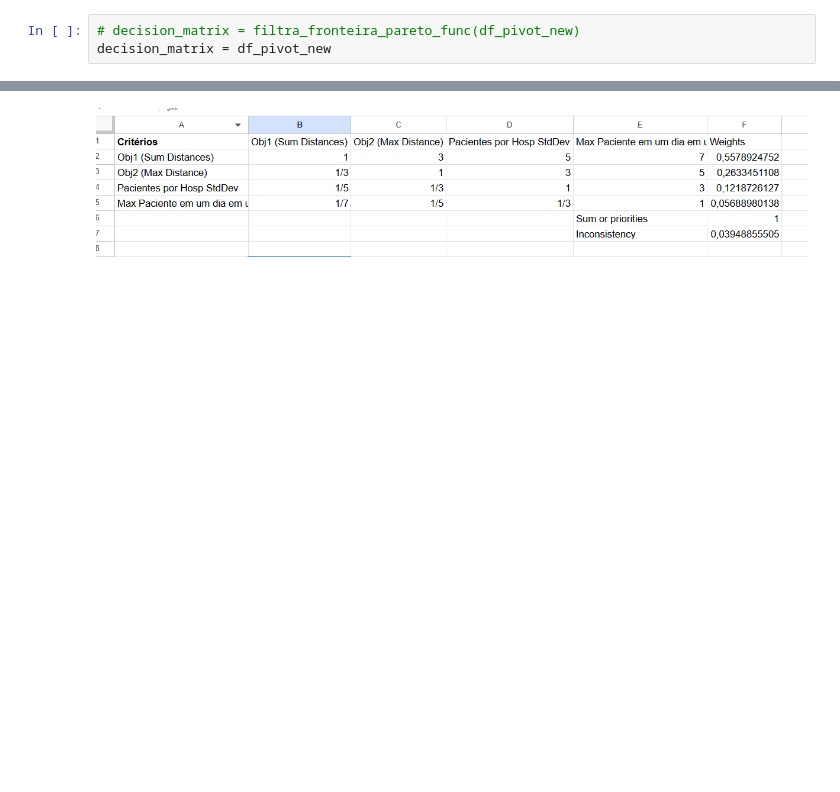
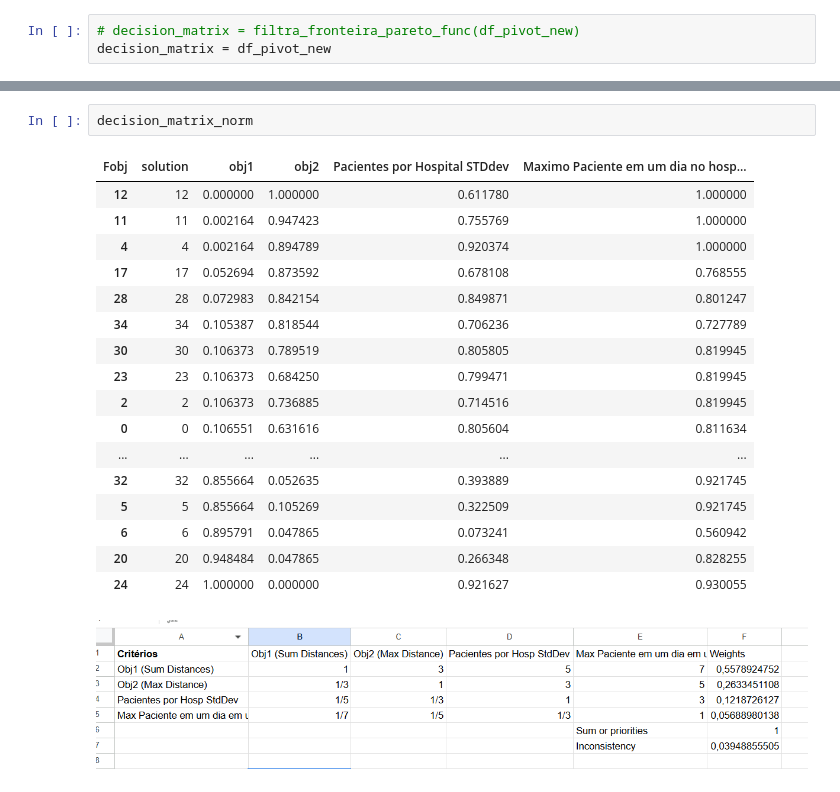
Before and after one commit to thiago-aguilar/pandemic-patient-alocation, a Jupyter notebook: decision_making.ipynb, the cells around one changed output, grey strips where cells are left out. Cells and saved outputs as stored; diff of their text form; blank space fills up the shorter version.

```diff
--- a/decision_making.ipynb
+++ b/decision_making.ipynb
@@ -105,3 +96,23 @@ decision_matrix
+# %%
+decision_matrix_norm
+# %% [output]
+| Fobj | solution | obj1 | obj2 | Pacientes por Hospital STDdev | Maximo Paciente em um dia no hosp... |
+| 12 | 12 | 0.000000 | 1.000000 | 0.611780 | 1.000000 |
+| 11 | 11 | 0.002164 | 0.947423 | 0.755769 | 1.000000 |
+| 4 | 4 | 0.002164 | 0.894789 | 0.920374 | 1.000000 |
+| 17 | 17 | 0.052694 | 0.873592 | 0.678108 | 0.768555 |
+| 28 | 28 | 0.072983 | 0.842154 | 0.849871 | 0.801247 |
+| 34 | 34 | 0.105387 | 0.818544 | 0.706236 | 0.727789 |
+| 30 | 30 | 0.106373 | 0.789519 | 0.805805 | 0.819945 |
+| 23 | 23 | 0.106373 | 0.684250 | 0.799471 | 0.819945 |
+| 2 | 2 | 0.106373 | 0.736885 | 0.714516 | 0.819945 |
+| 0 | 0 | 0.106551 | 0.631616 | 0.805604 | 0.811634 |
+| ... | ... | ... | ... | ... | ... |
+| 32 | 32 | 0.855664 | 0.052635 | 0.393889 | 0.921745 |
+| 5 | 5 | 0.855664 | 0.105269 | 0.322509 | 0.921745 |
+| 6 | 6 | 0.895791 | 0.047865 | 0.073241 | 0.560942 |
+| 20 | 20 | 0.948484 | 0.047865 | 0.266348 | 0.828255 |
+| 24 | 24 | 1.000000 | 0.000000 | 0.921627 | 0.930055 |
 # %% [markdown]
 ![image-2.png](attachment:image-2.png)
 # %%
```
Also changed, not shown: parts of 9 cells of this notebook.
